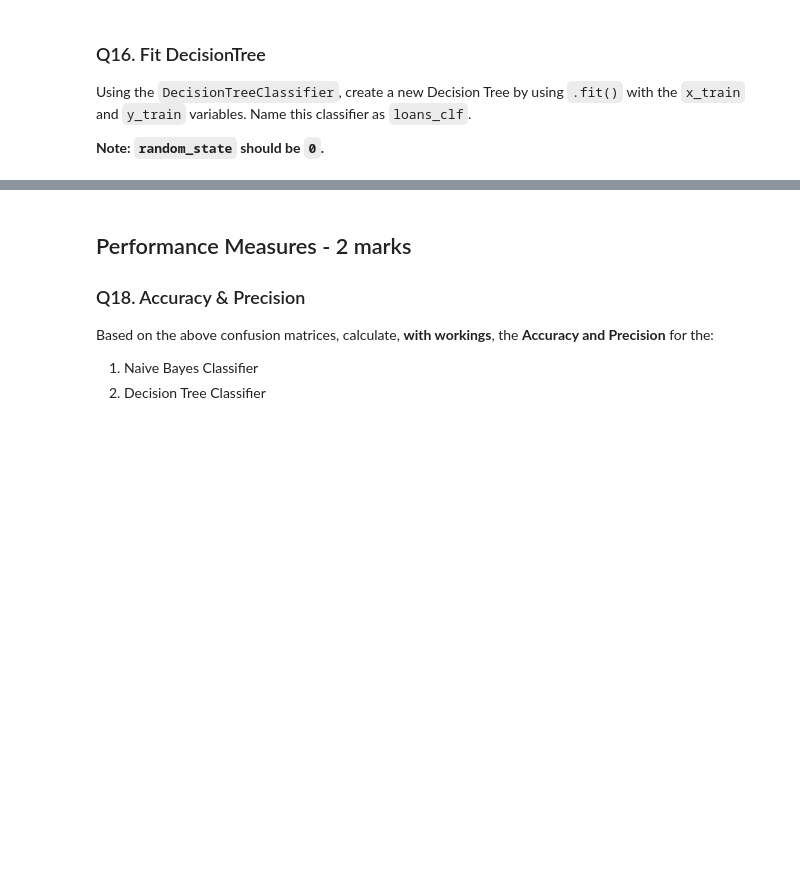
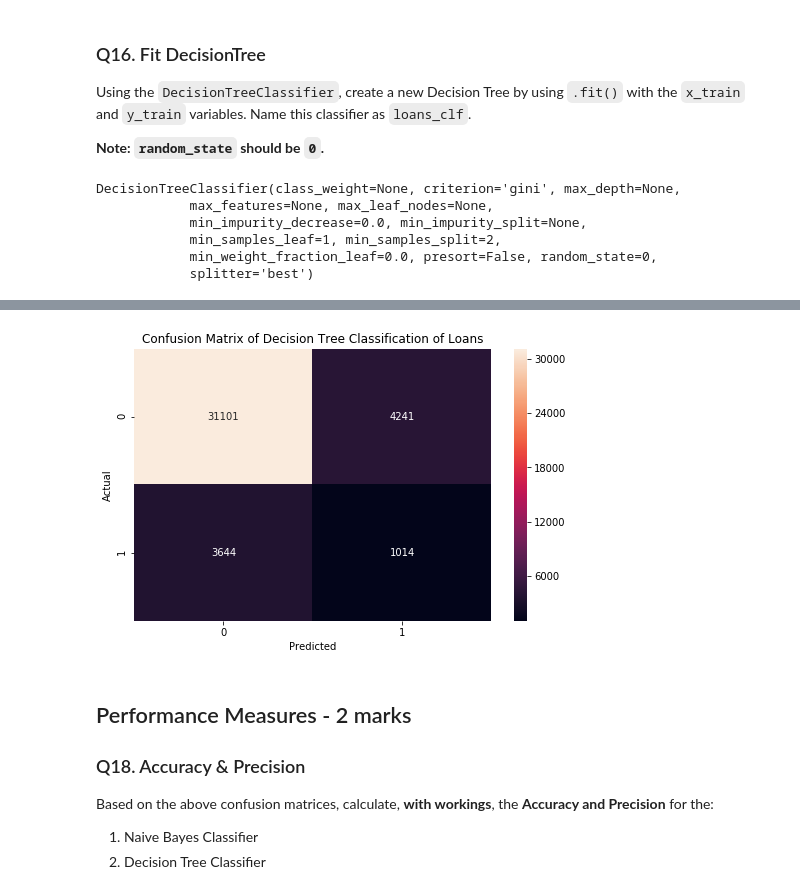
Before and after one commit to swathidbhat/Hackwagon-DS102, a Jupyter notebook: problem-set-3/problem-set-3.ipynb, the cells around one changed output, grey strips where cells are left out. Drawn from its saved outputs; the diff is of its cells as text; code cells hidden in the pictures; blank space fills up the shorter version.

```diff
--- a/problem-set-3/problem-set-3.ipynb
+++ b/problem-set-3/problem-set-3.ipynb
@@ -269,6 +602,13 @@ Similar to how you did `train_test_split` on the Decision Tree Classifier, condu
 - <b>second</b> argument should <b>only</b> be the `target_int` column
 - `random_state` is 0
 - `test_size` is 0.2
+# %%
+x_var = loans_numeric_df.drop(['target_int'], axis=1)
+y_var = loans_numeric_df['target_int']
+
+x_train, x_test, y_train, y_test = train_test_split(x_var, y_var,
+                                                    random_state = 0,
+                                                    test_size = 0.2)
 # %%
 ## TA/INSTRUCTOR ONLY
 ## MARKS AWARDED: /1
@@ -279,9 +619,18 @@ Using the `DecisionTreeClassifier`, create a new Decision Tree by using `.fit()`
 
 <b>Note: `random_state` should be `0`.</b>
 # %%
-from sklearn import tree
-loans_clf = tree.DecisionTreeClassifier(random_state=0)
-loans_clf = loans_clf.fit(x_train, y_train)
+from sklearn.tree import DecisionTreeClassifier
+dtc = DecisionTreeClassifier(random_state = 0)
+loans_clf = dtc.fit(x_train, y_train)
+# testing
+loans_clf
+# %% [output]
+DecisionTreeClassifier(class_weight=None, criterion='gini', max_depth=None,
+            max_features=None, max_leaf_nodes=None,
+            min_impurity_decrease=0.0, min_impurity_split=None,
+            min_samples_leaf=1, min_samples_split=2,
+            min_weight_fraction_leaf=0.0, presort=False, random_state=0,
+            splitter='best')
 # %%
 ## TA/INSTRUCTOR ONLY
 ## MARKS AWARDED: /1
@@ -301,3 +653,23 @@ Plot the confusion matrix for the decision tree classifier by:
+# %%
+test_results = loans_clf.predict(x_test)
+
+test_dt_cm = confusion_matrix(y_test, test_results)
+
+# plotting
+fig = plt.figure(figsize = (8,5))
+# ax1 = fig.add_subplot(1,1,1)
+
+ax = sns.heatmap(test_dt_cm ,
+            annot =True,
+            fmt = '.0f')
+ax.set(title = 'Confusion Matrix of Decision Tree Classification of Loans',
+         xlabel = 'Predicted',
+         ylabel = 'Actual',
+         xlim = (0,2),
+         ylim = (2,0))
+plt.show()
+# %% [output]
+[figure, added]
 # %%
 ## TA/INSTRUCTOR ONLY
 ## MARKS AWARDED: /1
```
Also changed, not shown: parts of 35 cells of this notebook.
